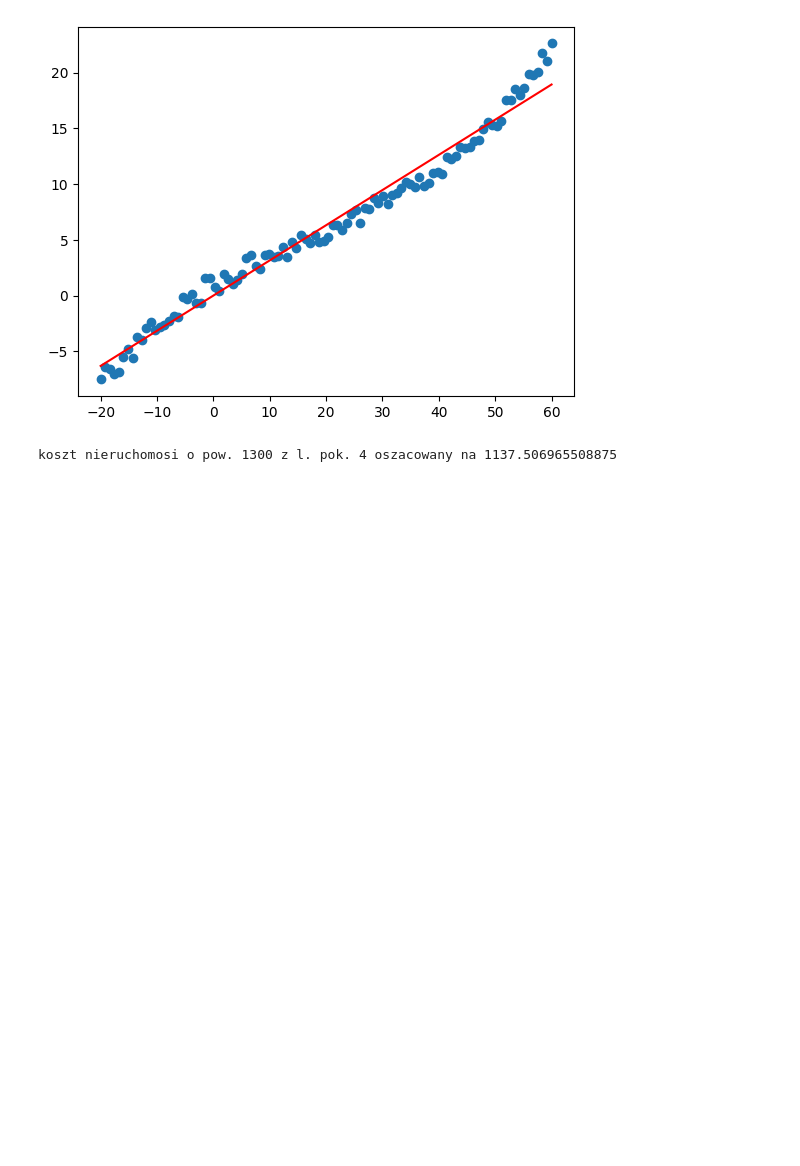
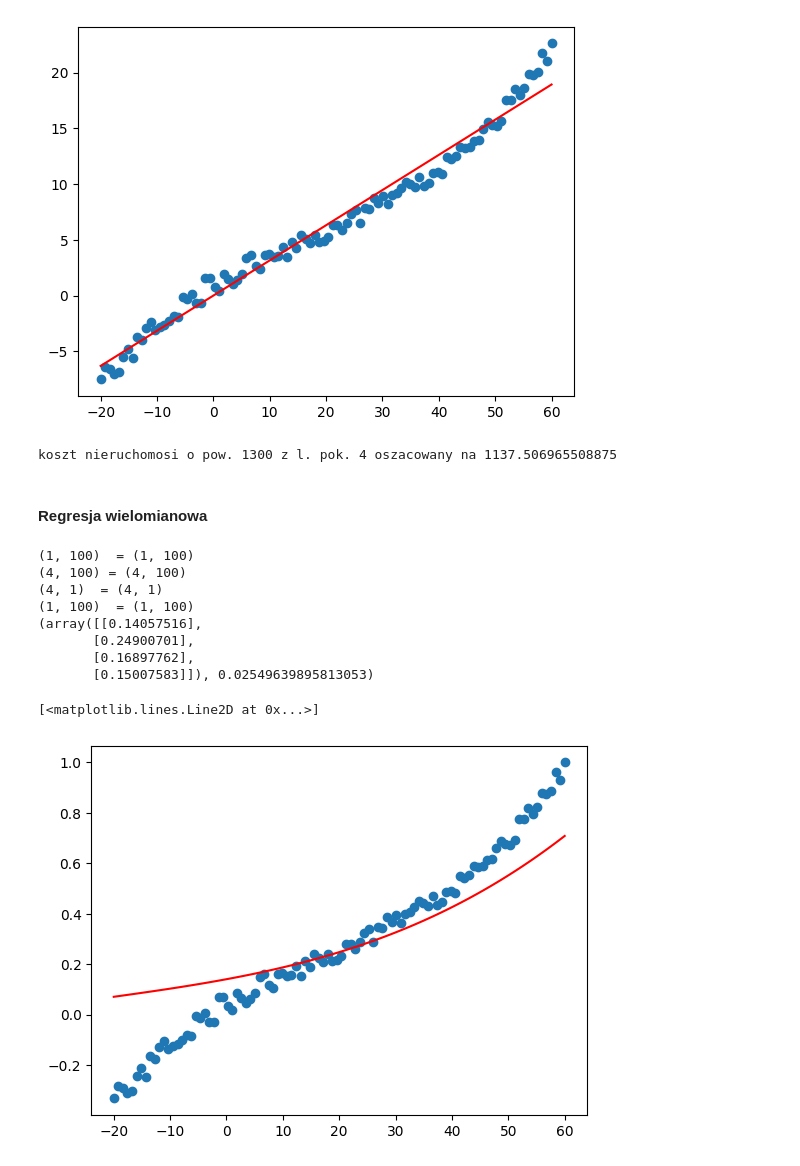
Before and after one commit to jrosa02/ML-2024S, a Jupyter notebook: lab02/lab2.ipynb, the cells around one changed output. Saved outputs shown, nothing was run; the diff lists cells and outputs as text; code cells hidden in the pictures; blank space fills up the shorter version.

```diff
--- a/lab02/lab2.ipynb
+++ b/lab02/lab2.ipynb
@@ -170,3 +174,49 @@ h_example = theta.T @ (example/X_scale) * y_scale
 print(f'koszt nieruchomosi o pow. {example[1][0]} z l. pok. {example[2][0]} oszacowany na {h_example[0][0]}')
 # %% [output]
 koszt nieruchomosi o pow. 1300 z l. pok. 4 oszacowany na 1137.506965508875
+# %% [markdown]
+#### Regresja wielomianowa
+# %%
+with open('./measurements.csv', 'r') as f:
+    csvreader = csv.reader(f, delimiter=',')
+    data = [row for row in csvreader]
+    data = np.array(data, dtype=np.float32)
+x = data[:, 0]
+y = data[:, 1]
+
+X = np.vstack([np.ones(x.shape), x, x**2, x**3])
+
+X_scale = X.max(axis=1)
+X_scale.shape = [-1, 1]
+X = X / X_scale
+
+y.shape = [1, -1]
+y_scale = y.max()
+y = y / y_scale
+
+eps = 1e-10
+alpha = 1e-3
+theta = np.array([[0], [0], [0], [0]])
+
+print(y.shape, " = (1, 100)")
+print(X.shape, "= (4, 100)")
+print(theta.shape, " = (4, 1)")
+print(h_fun(X, theta).shape, " = (1, 100)")
+
+(theta, cost) = get_line(X, y, theta, eps, alpha)
+print((theta, cost))
+
+fig, ax = plt.subplots()
+ax.scatter(x, y)
+ax.plot(x, h_fun(X, theta)[0, :], 'r')
+# %% [output]
+(1, 100)  = (1, 100)
+(4, 100) = (4, 100)
+(4, 1)  = (4, 1)
+(1, 100)  = (1, 100)
+(array([[0.14057516],
+       [0.24900701],
+       [0.16897762],
+       [0.15007583]]), 0.02549639895813053)
+[<matplotlib.lines.Line2D at 0x...>]
+[figure, added]
```
Also changed, not shown: parts of 2 cells of this notebook.
